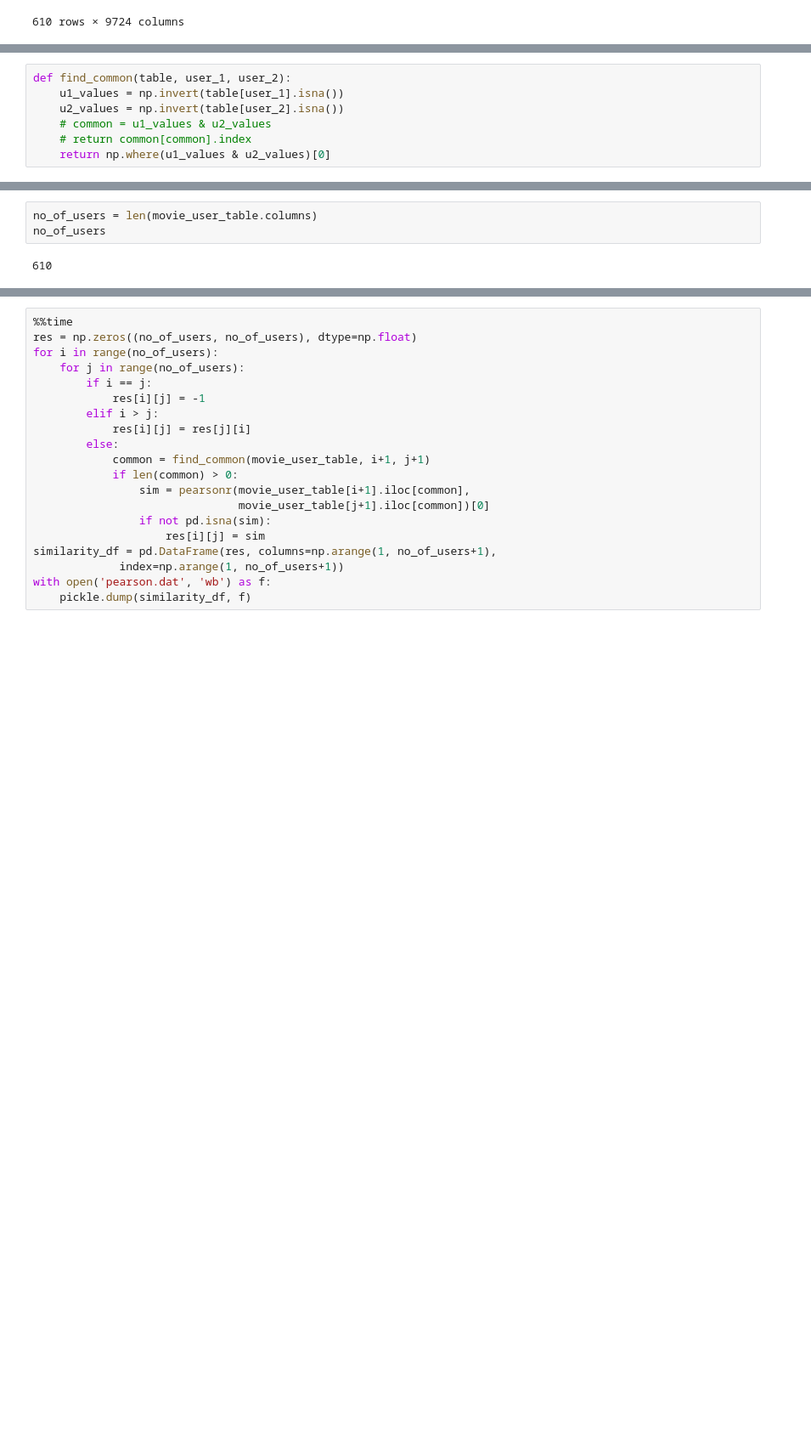
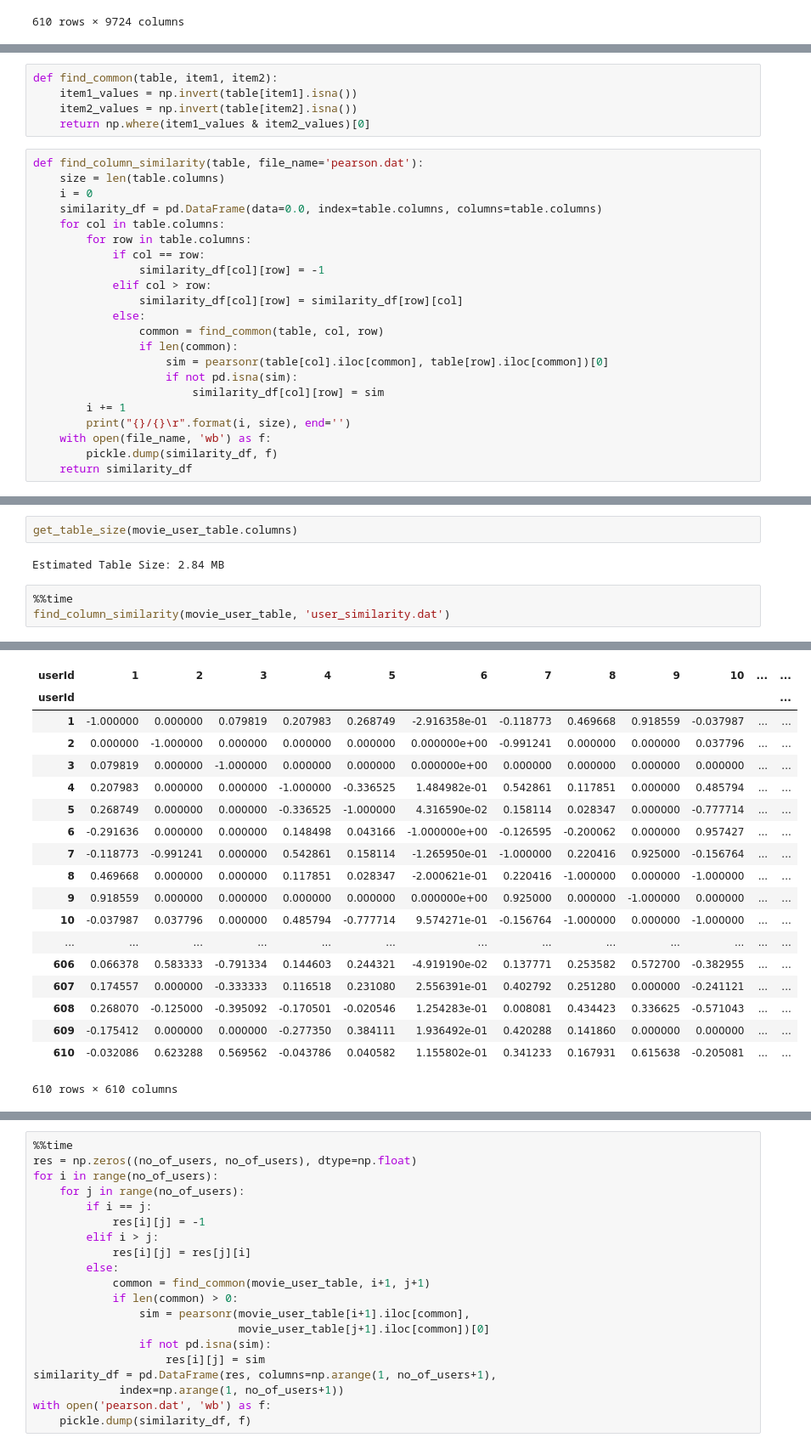
Before and after one commit to mujahid14916/Recommendation-System, a Jupyter notebook: Recommendation.ipynb, the cells around one changed output, grey strips where cells are left out. Shown at 85% size. Drawn from its saved outputs; the diff is of its cells as text; blank space fills up the shorter version.

```diff
--- a/Recommendation.ipynb
+++ b/Recommendation.ipynb
@@ -75,7 +81,27 @@ movie_user_table.T
 # %%
-def find_common(table, user_1, user_2):
-    u1_values = np.invert(table[user_1].isna())
-    u2_values = np.invert(table[user_2].isna())
-    # common = u1_values & u2_values
-    # return common[common].index
-    return np.where(u1_values & u2_values)[0]
+def find_common(table, item1, item2):
+    item1_values = np.invert(table[item1].isna())
+    item2_values = np.invert(table[item2].isna())
+    return np.where(item1_values & item2_values)[0]
+# %%
+def find_column_similarity(table, file_name='pearson.dat'):
+    size = len(table.columns)
+    i = 0
+    similarity_df = pd.DataFrame(data=0.0, index=table.columns, columns=table.columns)
+    for col in table.columns:
+        for row in table.columns:
+            if col == row:
+                similarity_df[col][row] = -1
+            elif col > row:
+                similarity_df[col][row] = similarity_df[row][col]
+            else:
+                common = find_common(table, col, row)
+                if len(common):
+                    sim = pearsonr(table[col].iloc[common], table[row].iloc[common])[0]
+                    if not pd.isna(sim):
+                        similarity_df[col][row] = sim
+        i += 1
+        print("{}/{}\r".format(i, size), end='')
+    with open(file_name, 'wb') as f:
+        pickle.dump(similarity_df, f)
+    return similarity_df
@@ -82,5 +110,8 @@ def find_common(table, user_1, user_2):
 # %%
-no_of_users = len(movie_user_table.columns)
-no_of_users
+get_table_size(movie_user_table.columns)
 # %% [output]
-610
+Estimated Table Size: 2.84 MB
+# %%
+%%time
+find_column_similarity(movie_user_table, 'user_similarity.dat')
+# %% [output]
@@ -86,0 +119,19 @@ no_of_users
+| userId | 1 | 2 | 3 | 4 | 5 | 6 | 7 | 8 | 9 | 10 | ... | ... |
+| userId |  |  |  |  |  |  |  |  |  |  |  | ... |
+| 1 | -1.000000 | 0.000000 | 0.079819 | 0.207983 | 0.268749 | -2.916358e-01 | -0.118773 | 0.469668 | 0.918559 | -0.037987 | ... | ... |
+| 2 | 0.000000 | -1.000000 | 0.000000 | 0.000000 | 0.000000 | 0.000000e+00 | -0.991241 | 0.000000 | 0.000000 | 0.037796 | ... | ... |
+| 3 | 0.079819 | 0.000000 | -1.000000 | 0.000000 | 0.000000 | 0.000000e+00 | 0.000000 | 0.000000 | 0.000000 | 0.000000 | ... | ... |
+| 4 | 0.207983 | 0.000000 | 0.000000 | -1.000000 | -0.336525 | 1.484982e-01 | 0.542861 | 0.117851 | 0.000000 | 0.485794 | ... | ... |
+| 5 | 0.268749 | 0.000000 | 0.000000 | -0.336525 | -1.000000 | 4.316590e-02 | 0.158114 | 0.028347 | 0.000000 | -0.777714 | ... | ... |
+| 6 | -0.291636 | 0.000000 | 0.000000 | 0.148498 | 0.043166 | -1.000000e+00 | -0.126595 | -0.200062 | 0.000000 | 0.957427 | ... | ... |
+| 7 | -0.118773 | -0.991241 | 0.000000 | 0.542861 | 0.158114 | -1.265950e-01 | -1.000000 | 0.220416 | 0.925000 | -0.156764 | ... | ... |
+| 8 | 0.469668 | 0.000000 | 0.000000 | 0.117851 | 0.028347 | -2.000621e-01 | 0.220416 | -1.000000 | 0.000000 | -1.000000 | ... | ... |
+| 9 | 0.918559 | 0.000000 | 0.000000 | 0.000000 | 0.000000 | 0.000000e+00 | 0.925000 | 0.000000 | -1.000000 | 0.000000 | ... | ... |
+| 10 | -0.037987 | 0.037796 | 0.000000 | 0.485794 | -0.777714 | 9.574271e-01 | -0.156764 | -1.000000 | 0.000000 | -1.000000 | ... | ... |
+| ... | ... | ... | ... | ... | ... | ... | ... | ... | ... | ... | ... | ... |
+| 606 | 0.066378 | 0.583333 | -0.791334 | 0.144603 | 0.244321 | -4.919190e-02 | 0.137771 | 0.253582 | 0.572700 | -0.382955 | ... | ... |
+| 607 | 0.174557 | 0.000000 | -0.333333 | 0.116518 | 0.231080 | 2.556391e-01 | 0.402792 | 0.251280 | 0.000000 | -0.241121 | ... | ... |
+| 608 | 0.268070 | -0.125000 | -0.395092 | -0.170501 | -0.020546 | 1.254283e-01 | 0.008081 | 0.434423 | 0.336625 | -0.571043 | ... | ... |
+| 609 | -0.175412 | 0.000000 | 0.000000 | -0.277350 | 0.384111 | 1.936492e-01 | 0.420288 | 0.141860 | 0.000000 | 0.000000 | ... | ... |
+| 610 | -0.032086 | 0.623288 | 0.569562 | -0.043786 | 0.040582 | 1.155802e-01 | 0.341233 | 0.167931 | 0.615638 | -0.205081 | ... | ... |
+610 rows × 610 columns
```
Also changed, not shown: parts of 25 cells of this notebook, 1 other file.
